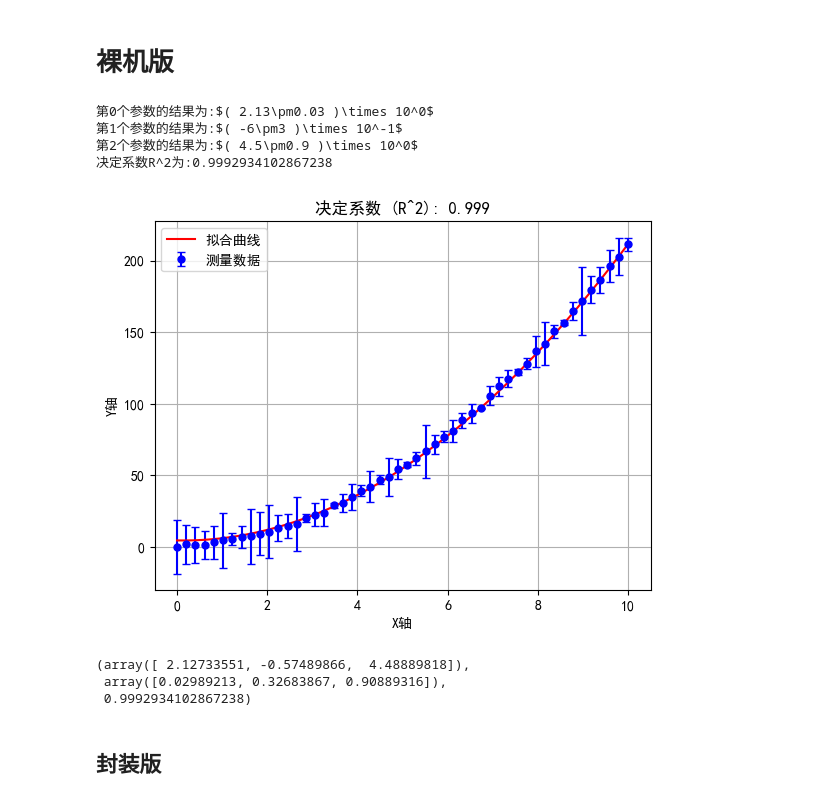
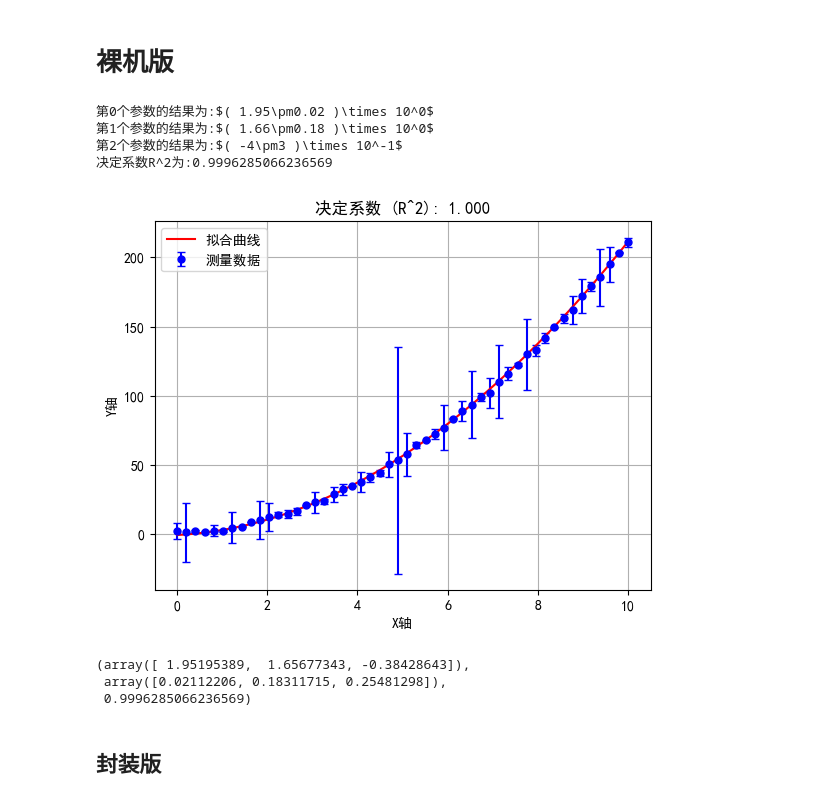
Before and after one commit to Xuanyiyiren/-, a Jupyter notebook: some useful code/curvefit.ipynb, the cells around one changed output. Drawn from its saved outputs; the diff is of its cells as text; code cells hidden in the pictures.

```diff
--- a/some useful code/curvefit.ipynb
+++ b/some useful code/curvefit.ipynb
@@ -194,7 +194,7 @@ def my_model(x, a, b, c):
 # np.random.seed(0)
 x_data = np.linspace(0, 10, 50)
 y_data = 2 * x_data**2 + 1 * x_data + 1 + np.random.normal(0, 1, 50)
-y_error = np.random.normal(0, 10, 50)
+y_error = np.random.chisquare(1, 50)*10
 
 # 使用curve_fit进行非线性拟合
 params, covmatrix = curve_fit(my_model, x_data, y_data,sigma=y_error)
@@ -223,41 +223,41 @@ for i in range(params.shape[0]):
 print(f"决定系数R^2为:{r_squared}")
 
 
 
 # 可视化拟合过程
 plt.figure()
 plt.errorbar(x_data, y_data, yerr=y_error, fmt='bo', markersize=5, capsize=3, capthick=1, label='测量数据')
 
 max_value = np.max(x_data)
 min_value = np.min(x_data)
 linspace_xdata = np.linspace(min_value, max_value, 1000)
 
 #如果是np可接受的函数会方便很多，这里考虑一般情况
 linspace_ydata=[]
 for v in linspace_xdata:
     linspace_ydata.append(my_model(v,*params))
 
 linspace_ydata=np.array(linspace_ydata)
 
 plt.plot(linspace_xdata, linspace_ydata, label='拟合曲线', color='r')
 plt.xlabel('X轴')
 plt.ylabel('Y轴')
 plt.legend()
 plt.grid()
 plt.title(f"决定系数 (R^2): {r_squared:.3f}")
 plt.show()
 
 
 params,std,r_squared
 # %% [output]
-第0个参数的结果为:$( 2.13\pm0.03 )\times 10^0$
-第1个参数的结果为:$( -6\pm3 )\times 10^-1$
-第2个参数的结果为:$( 4.5\pm0.9 )\times 10^0$
-决定系数R^2为:0.9992934102867238
+第0个参数的结果为:$( 1.95\pm0.02 )\times 10^0$
+第1个参数的结果为:$( 1.66\pm0.18 )\times 10^0$
+第2个参数的结果为:$( -4\pm3 )\times 10^-1$
+决定系数R^2为:0.9996285066236569
-[figure, old version]
+[figure, new version]
-(array([ 2.12733551, -0.57489866,  4.48889818]),
- array([0.02989213, 0.32683867, 0.90889316]),
- 0.9992934102867238)
+(array([ 1.95195389,  1.65677343, -0.38428643]),
+ array([0.02112206, 0.18311715, 0.25481298]),
+ 0.9996285066236569)
 # %% [markdown]
 ## 封装版
 # %%
```
